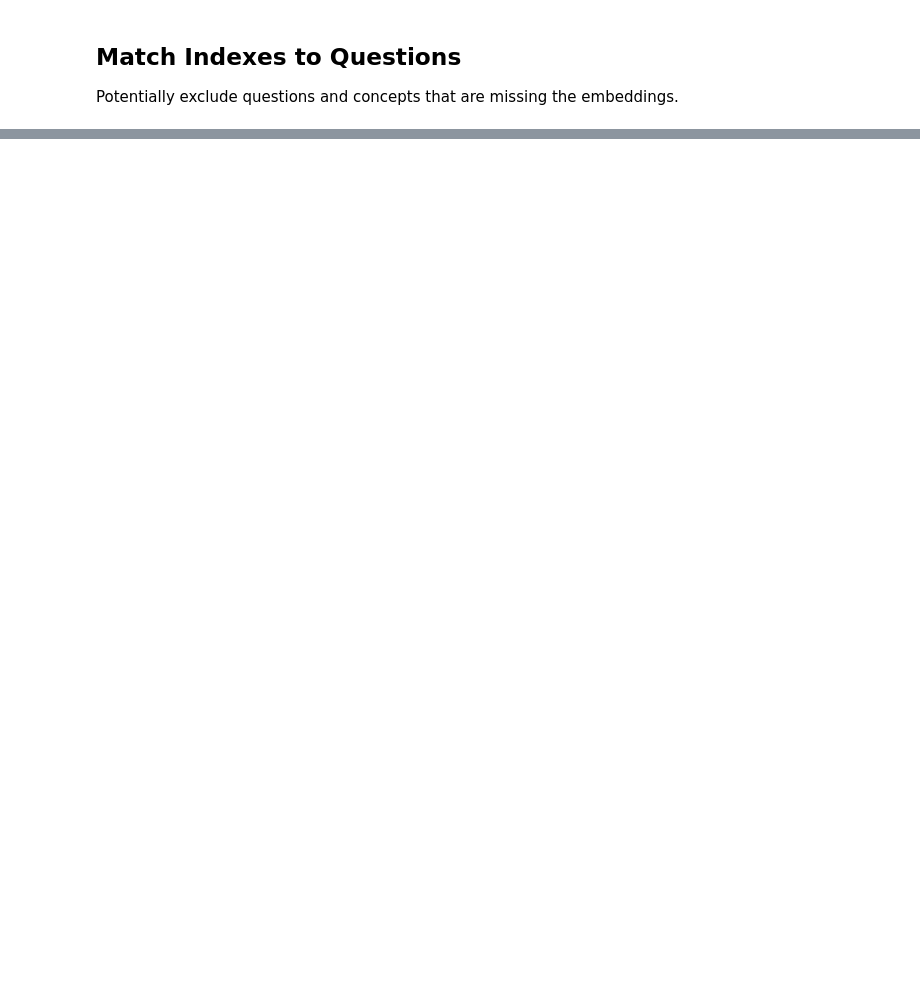
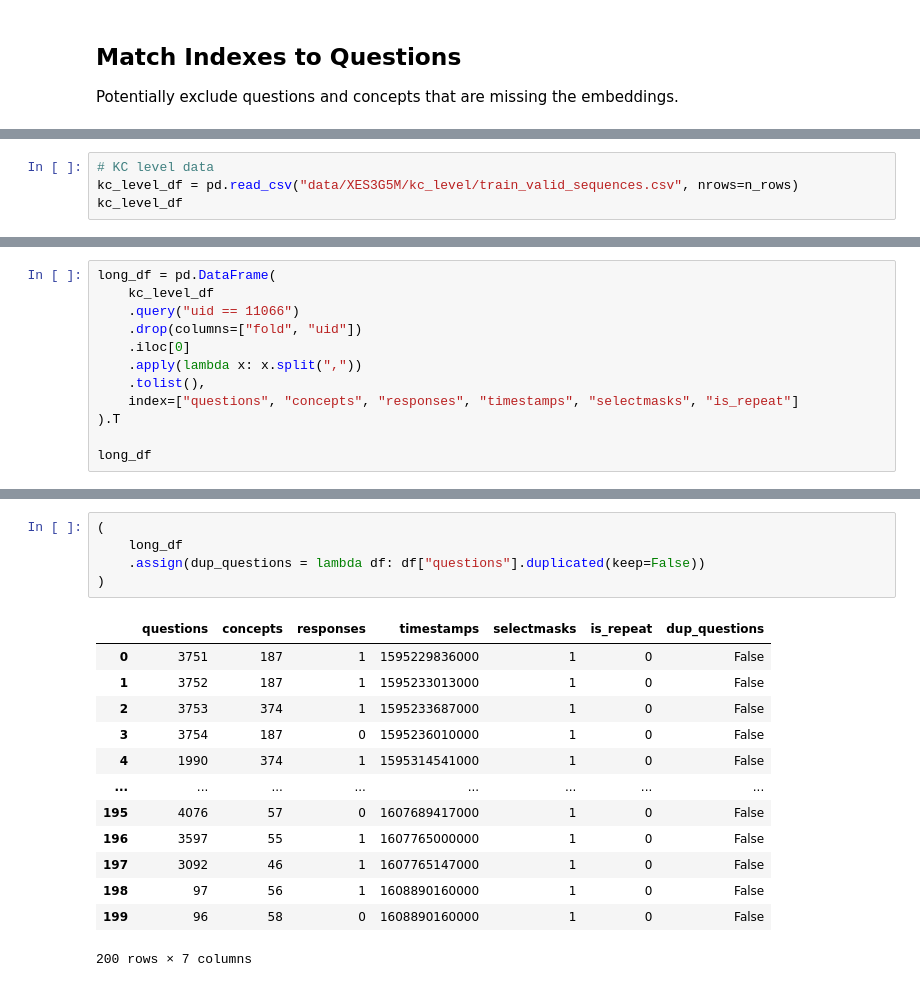
Before and after one commit to roger-yu-ds/XES3G5M, a Jupyter notebook: notebooks/eda.ipynb, the cells around one changed output, grey strips where cells are left out. Saved outputs shown, nothing was run; the diff lists cells and outputs as text; blank space fills up the shorter version.

```diff
--- a/notebooks/eda.ipynb
+++ b/notebooks/eda.ipynb
@@ -186,0 +372,4 @@ Potentially exclude questions and concepts that are missing the embeddings.
+# %%
+# KC level data
+kc_level_df = pd.read_csv("data/XES3G5M/kc_level/train_valid_sequences.csv", nrows=n_rows)
+kc_level_df
@@ -186,0 +390,12 @@ Potentially exclude questions and concepts that are missing the embeddings.
+# %%
+long_df = pd.DataFrame(
+    kc_level_df
+    .query("uid == 11066")
+    .drop(columns=["fold", "uid"])
+    .iloc[0]
+    .apply(lambda x: x.split(","))
+    .tolist(),
+    index=["questions", "concepts", "responses", "timestamps", "selectmasks", "is_repeat"]
+).T
+
+long_df
@@ -186,0 +416,19 @@ Potentially exclude questions and concepts that are missing the embeddings.
+# %%
+(
+    long_df
+    .assign(dup_questions = lambda df: df["questions"].duplicated(keep=False))
+)
+# %% [output]
+|  | questions | concepts | responses | timestamps | selectmasks | is_repeat | dup_questions |
+| 0 | 3751 | 187 | 1 | 1595229836000 | 1 | 0 | False |
+| 1 | 3752 | 187 | 1 | 1595233013000 | 1 | 0 | False |
+| 2 | 3753 | 374 | 1 | 1595233687000 | 1 | 0 | False |
+| 3 | 3754 | 187 | 0 | 1595236010000 | 1 | 0 | False |
+| 4 | 1990 | 374 | 1 | 1595314541000 | 1 | 0 | False |
+| ... | ... | ... | ... | ... | ... | ... | ... |
+| 195 | 4076 | 57 | 0 | 1607689417000 | 1 | 0 | False |
+| 196 | 3597 | 55 | 1 | 1607765000000 | 1 | 0 | False |
+| 197 | 3092 | 46 | 1 | 1607765147000 | 1 | 0 | False |
+| 198 | 97 | 56 | 1 | 1608890160000 | 1 | 0 | False |
+| 199 | 96 | 58 | 0 | 1608890160000 | 1 | 0 | False |
+200 rows × 7 columns
```
Also changed, not shown: parts of 62 cells of this notebook, 28 other files.
